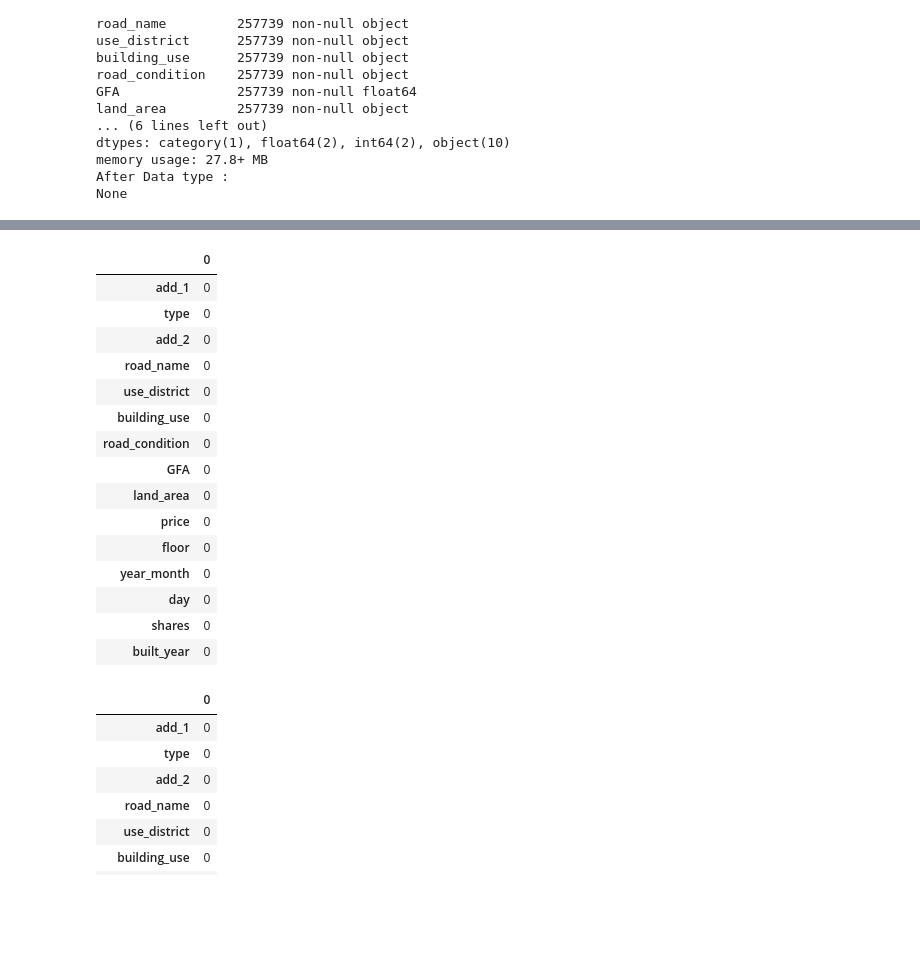
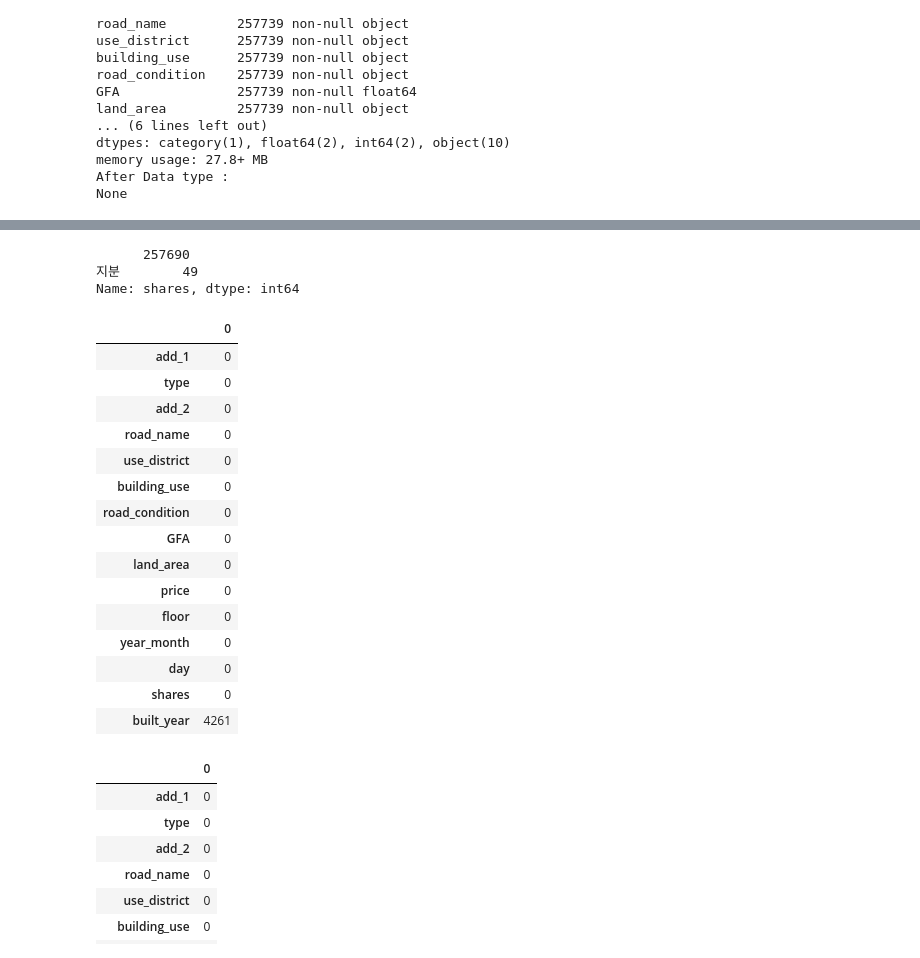
Before and after one commit to Choah/Public_data_EDA, a Jupyter notebook: 05_EDA_COMMERCE.ipynb, the cells around one changed output, grey strips where cells are left out. Saved outputs shown, nothing was run; the diff lists cells and outputs as text; code cells hidden in the pictures; blank space fills up the shorter version.

```diff
--- a/05_EDA_COMMERCE.ipynb
+++ b/05_EDA_COMMERCE.ipynb
@@ -372,37 +389,45 @@ None
+# %%
+#shares ...?
+dataset.loc[dataset['shares'].isnull(),'shares'] = 0.0
+dataset['shares'].astype('category').value_counts()
+# %% [output]
+      257690
+지분        49
+Name: shares, dtype: int64
 # %%
 #!pip install missingno
 # %%
 #Edit Shares
 #NaN값은 0.0으로 설정
 '''
 How to process observations without values?
 
 option 1. Remove the observations with Null value
 option 2. Delete the entire feature
 option 3. Fill with some value(0,mean,median ...)
 
 '''
 dataset.loc[dataset['shares'].isnull(),'shares'] = 0.0
-dataset.loc[dataset['floor'].isnull(),'floor'] = ''
+dataset.loc[dataset['floor'].isnull(),'floor'] = 0.0
 dataset.loc[dataset['built_year'].isnull(),'built_year'] = 0.0
 dataset.isnull().sum().to_frame()
 # %% [output]
 |  | 0 |
 | add_1 | 0 |
 | type | 0 |
 | add_2 | 0 |
 | road_name | 0 |
 | use_district | 0 |
 | building_use | 0 |
 | road_condition | 0 |
 | GFA | 0 |
 | land_area | 0 |
 | price | 0 |
 | floor | 0 |
 | year_month | 0 |
 | day | 0 |
 | shares | 0 |
-| built_year | 0 |
+| built_year | 4261 |
 # %%
 #  NaN ratio  -> use option 1 ...? 4261...
 
```
Also changed, not shown: parts of 5 cells of this notebook.
